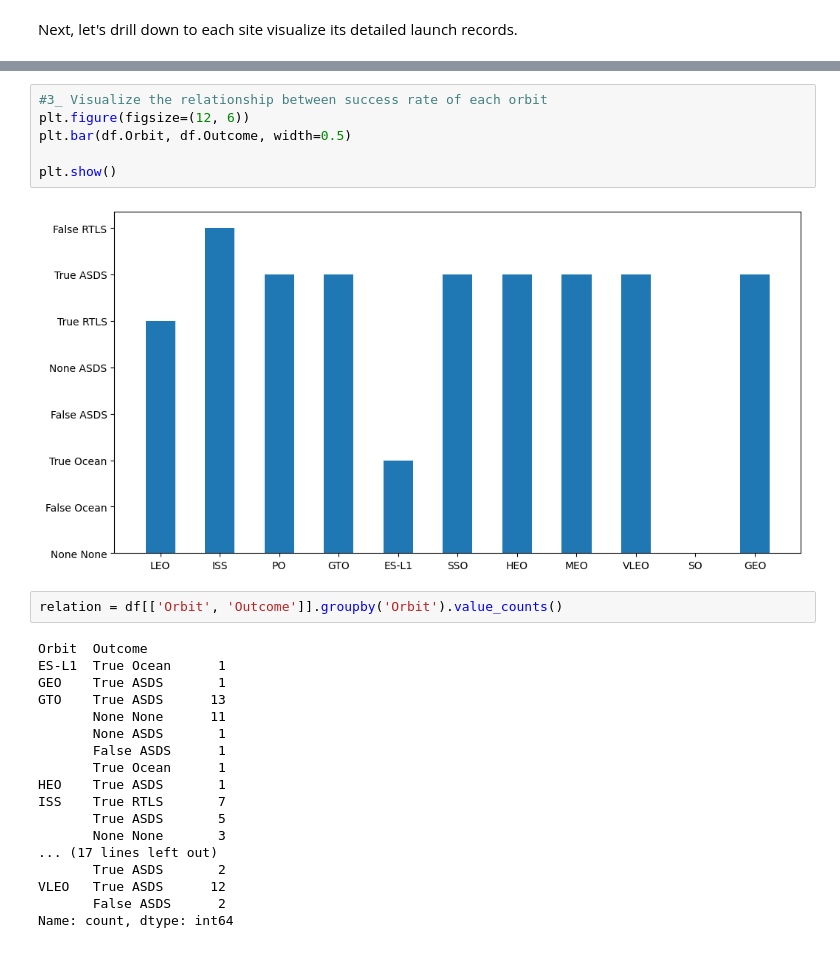
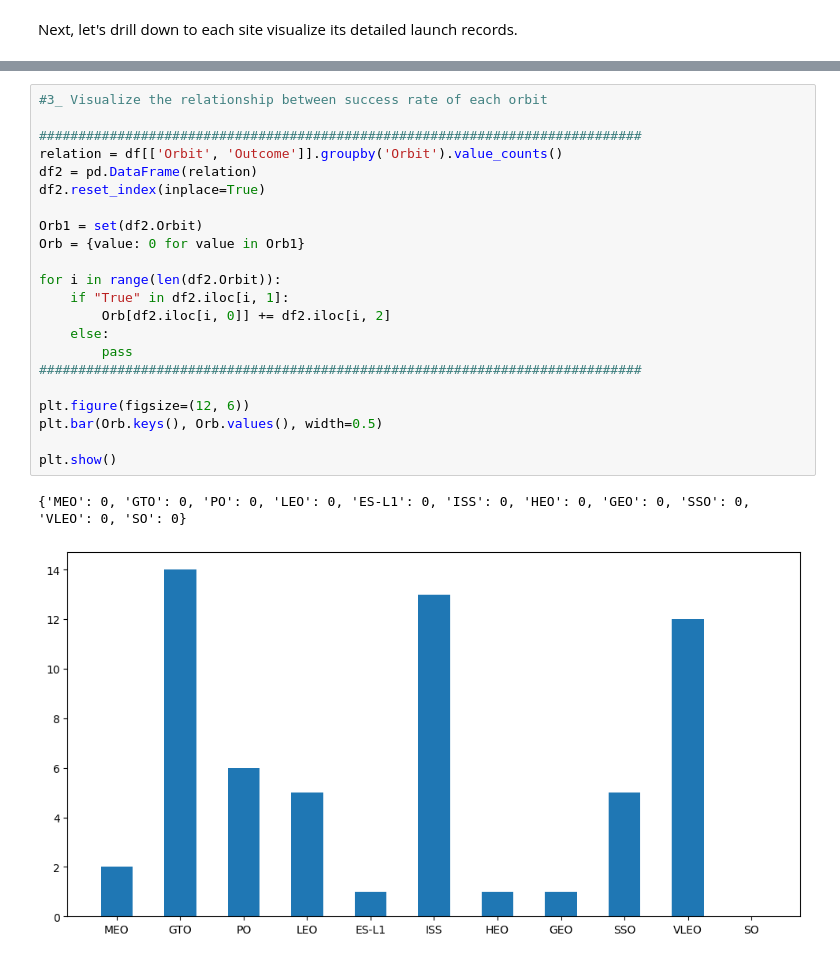
Before and after one commit to matublaq/SpaceY_project, a Jupyter notebook: Visualization/EDA_with_visualization.ipynb, the cells around one changed output, grey strips where cells are left out. Saved outputs shown, nothing was run; the diff lists cells and outputs as text.

```diff
--- a/Visualization/EDA_with_visualization.ipynb
+++ b/Visualization/EDA_with_visualization.ipynb
@@ -70,28 +70,25 @@ plt.show()
-# %%
-#3_ Visualize the relationship between success rate of each orbit
-plt.figure(figsize=(12, 6))
-plt.bar(df.Orbit, df.Outcome, width=0.5)
-
-plt.show()
-# %% [output]
-[figure, removed]
-# %%
-relation = df[['Orbit', 'Outcome']].groupby('Orbit').value_counts()
-# %% [output]
-Orbit  Outcome
-ES-L1  True Ocean      1
-GEO    True ASDS       1
-GTO    True ASDS      13
-       None None      11
-       None ASDS       1
-       False ASDS      1
-       True Ocean      1
-HEO    True ASDS       1
-ISS    True RTLS       7
-       True ASDS       5
-       None None       3
-... (17 lines left out)
-       True ASDS       2
-VLEO   True ASDS      12
-       False ASDS      2
-Name: count, dtype: int64
+# %%
+#3_ Visualize the relationship between success rate of each orbit
+
+#############################################################################
+relation = df[['Orbit', 'Outcome']].groupby('Orbit').value_counts()
+df2 = pd.DataFrame(relation)
+df2.reset_index(inplace=True)
+
+Orb1 = set(df2.Orbit)
+Orb = {value: 0 for value in Orb1}
+
+for i in range(len(df2.Orbit)):
+    if "True" in df2.iloc[i, 1]:
+        Orb[df2.iloc[i, 0]] += df2.iloc[i, 2]
+    else:
+        pass
+#############################################################################
+
+plt.figure(figsize=(12, 6))
+plt.bar(Orb.keys(), Orb.values(), width=0.5)
+
+plt.show()
+# %% [output]
+{'MEO': 0, 'GTO': 0, 'PO': 0, 'LEO': 0, 'ES-L1': 0, 'ISS': 0, 'HEO': 0, 'GEO': 0, 'SSO': 0, 'VLEO': 0, 'SO': 0}
+[figure, added]
```
Also changed, not shown: parts of 7 cells of this notebook.
